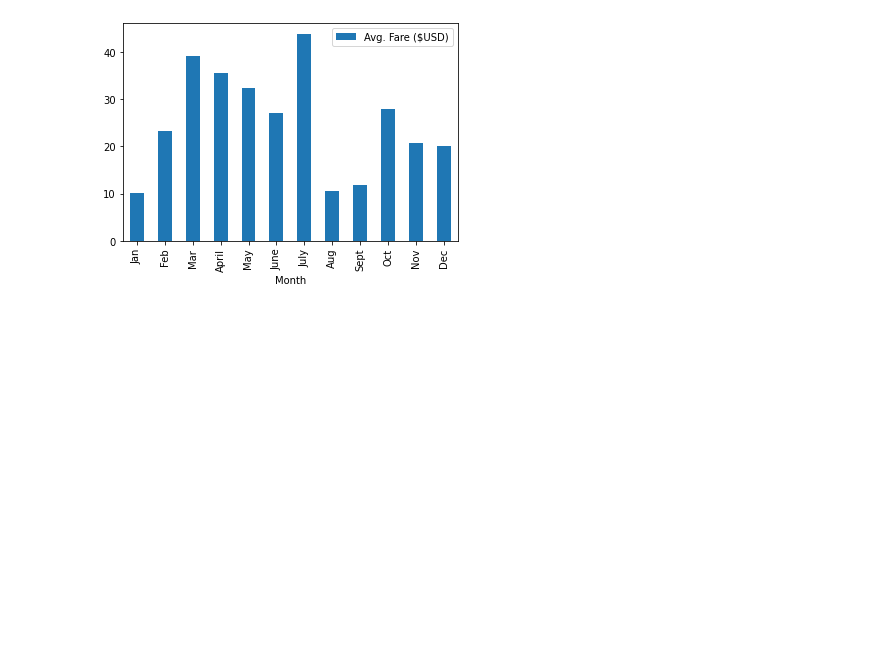
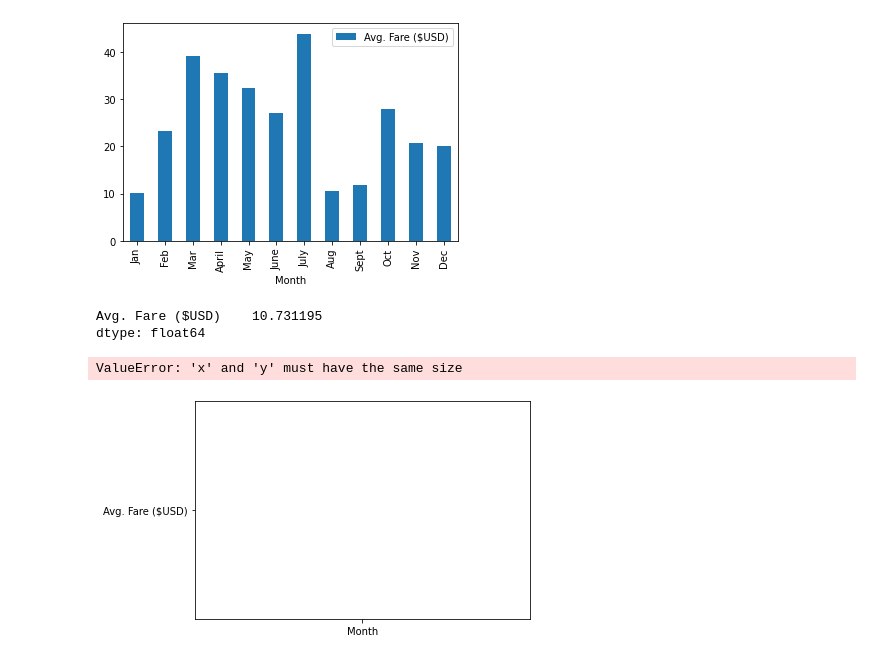
Before and after one commit to pmoores/PyBer_Analysis, a Jupyter notebook: PyBer_ride_data.ipynb, the cells around one changed output. Cells and saved outputs as stored; diff of their text form; code cells hidden in the pictures; blank space fills up the shorter version.

```diff
--- a/PyBer_ride_data.ipynb
+++ b/PyBer_ride_data.ipynb
@@ -51,5 +51,16 @@ pyber_ride_df.plot(x='Month', y='Avg. Fare ($USD)', kind='bar')
 plt.show()
 # %% [output]
 [figure]
+# %%
+np.std(pyber_ride_df)
+# %% [output]
+Avg. Fare ($USD)    10.731195
+dtype: float64
 # %%
 # SKILL DRILL
+plt.errorbar(x='Month', y='Avg. Fare ($USD)', yerr='10.731195')
+
+plt.show()
+# %% [output]
+ValueError: 'x' and 'y' must have the same size
+[figure, added]
```
Also changed, not shown: 3 other files.
